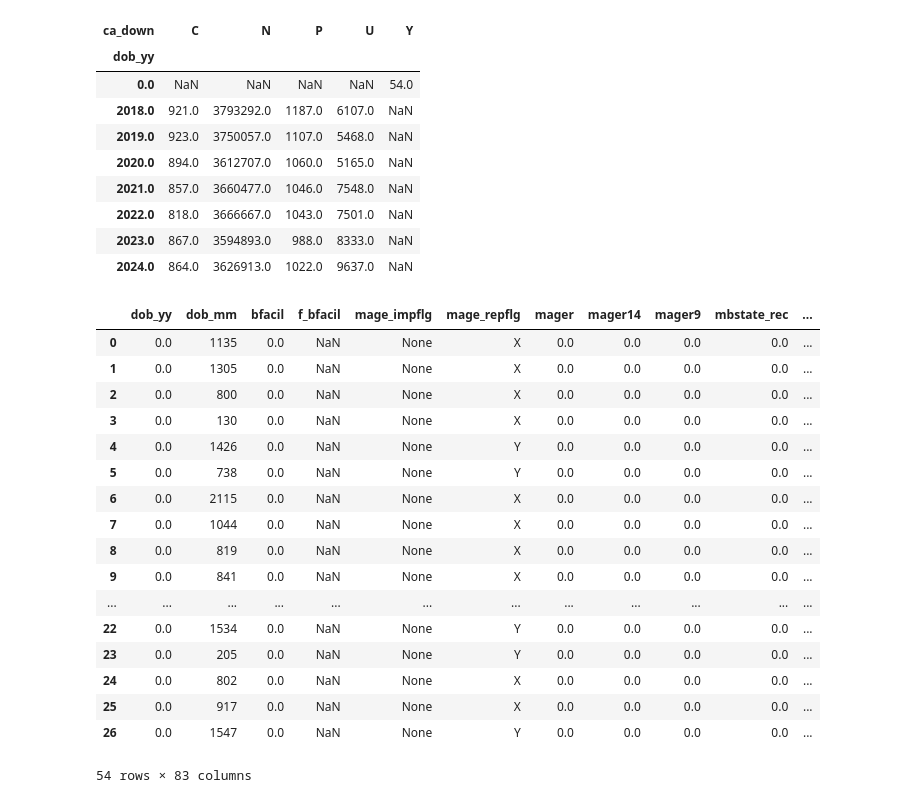
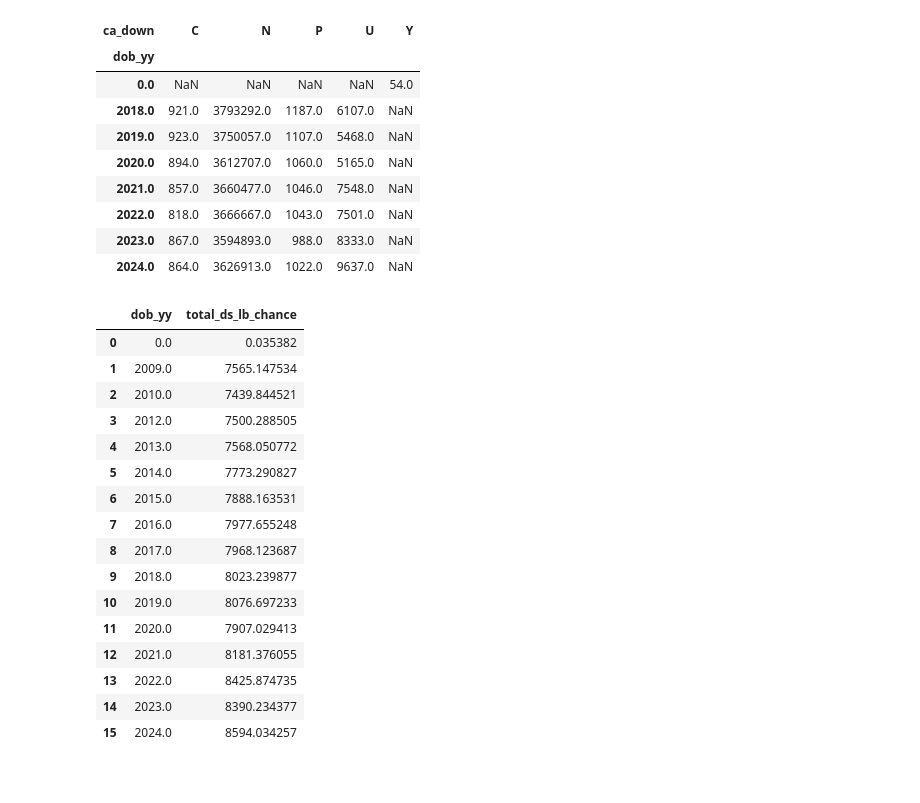
Before and after one commit to frankbuckley/ds-births-populations, a Jupyter notebook: projects/us-birth-certificates/notes.ipynb, the cells around one changed output. Cells and saved outputs as stored; diff of their text form; code cells hidden in the pictures.

```diff
--- a/projects/us-birth-certificates/notes.ipynb
+++ b/projects/us-birth-certificates/notes.ipynb
@@ -59,26 +58,29 @@ df_pivot
 | 2022.0 | 818.0 | 3666667.0 | 1043.0 | 7501.0 | NaN |
 | 2023.0 | 867.0 | 3594893.0 | 988.0 | 8333.0 | NaN |
 | 2024.0 | 864.0 | 3626913.0 | 1022.0 | 9637.0 | NaN |
-# %%
-# df where CA_DOWN = 'Y'
-df_ca_down_y = df[df[fields.CA_DOWN] == 'Y']
-df_ca_down_y
-# %% [output]
-|  | dob_yy | dob_mm | bfacil | f_bfacil | mage_impflg | mage_repflg | mager | mager14 | mager9 | mbstate_rec | ... |
-| 0 | 0.0 | 1135 | 0.0 | NaN | None | X | 0.0 | 0.0 | 0.0 | 0.0 | ... |
-| 1 | 0.0 | 1305 | 0.0 | NaN | None | X | 0.0 | 0.0 | 0.0 | 0.0 | ... |
-| 2 | 0.0 | 800 | 0.0 | NaN | None | X | 0.0 | 0.0 | 0.0 | 0.0 | ... |
-| 3 | 0.0 | 130 | 0.0 | NaN | None | X | 0.0 | 0.0 | 0.0 | 0.0 | ... |
-| 4 | 0.0 | 1426 | 0.0 | NaN | None | Y | 0.0 | 0.0 | 0.0 | 0.0 | ... |
-| 5 | 0.0 | 738 | 0.0 | NaN | None | Y | 0.0 | 0.0 | 0.0 | 0.0 | ... |
-| 6 | 0.0 | 2115 | 0.0 | NaN | None | X | 0.0 | 0.0 | 0.0 | 0.0 | ... |
-| 7 | 0.0 | 1044 | 0.0 | NaN | None | X | 0.0 | 0.0 | 0.0 | 0.0 | ... |
-| 8 | 0.0 | 819 | 0.0 | NaN | None | X | 0.0 | 0.0 | 0.0 | 0.0 | ... |
-| 9 | 0.0 | 841 | 0.0 | NaN | None | X | 0.0 | 0.0 | 0.0 | 0.0 | ... |
-| ... | ... | ... | ... | ... | ... | ... | ... | ... | ... | ... | ... |
-| 22 | 0.0 | 1534 | 0.0 | NaN | None | Y | 0.0 | 0.0 | 0.0 | 0.0 | ... |
-| 23 | 0.0 | 205 | 0.0 | NaN | None | Y | 0.0 | 0.0 | 0.0 | 0.0 | ... |
-| 24 | 0.0 | 802 | 0.0 | NaN | None | X | 0.0 | 0.0 | 0.0 | 0.0 | ... |
-| 25 | 0.0 | 917 | 0.0 | NaN | None | X | 0.0 | 0.0 | 0.0 | 0.0 | ... |
-| 26 | 0.0 | 1547 | 0.0 | NaN | None | Y | 0.0 | 0.0 | 0.0 | 0.0 | ... |
-54 rows × 83 columns
+# %%
+# group by DOB_YY sum DS_LB_CHANCE
+df_grouped_sum = (
+    df.groupby(fields.DOB_YY)
+    .agg(total_ds_lb_chance=pd.NamedAgg(column=fields.DS_LB_CHANCE, aggfunc="sum"))
+    .reset_index()
+)
+df_grouped_sum
+# %% [output]
+|  | dob_yy | total_ds_lb_chance |
+| 0 | 0.0 | 0.035382 |
+| 1 | 2009.0 | 7565.147534 |
+| 2 | 2010.0 | 7439.844521 |
+| 3 | 2012.0 | 7500.288505 |
+| 4 | 2013.0 | 7568.050772 |
+| 5 | 2014.0 | 7773.290827 |
+| 6 | 2015.0 | 7888.163531 |
+| 7 | 2016.0 | 7977.655248 |
+| 8 | 2017.0 | 7968.123687 |
+| 9 | 2018.0 | 8023.239877 |
+| 10 | 2019.0 | 8076.697233 |
+| 11 | 2020.0 | 7907.029413 |
+| 12 | 2021.0 | 8181.376055 |
+| 13 | 2022.0 | 8425.874735 |
+| 14 | 2023.0 | 8390.234377 |
+| 15 | 2024.0 | 8594.034257 |
```
Also changed, not shown: parts of 6 cells of this notebook, 3 other files.
